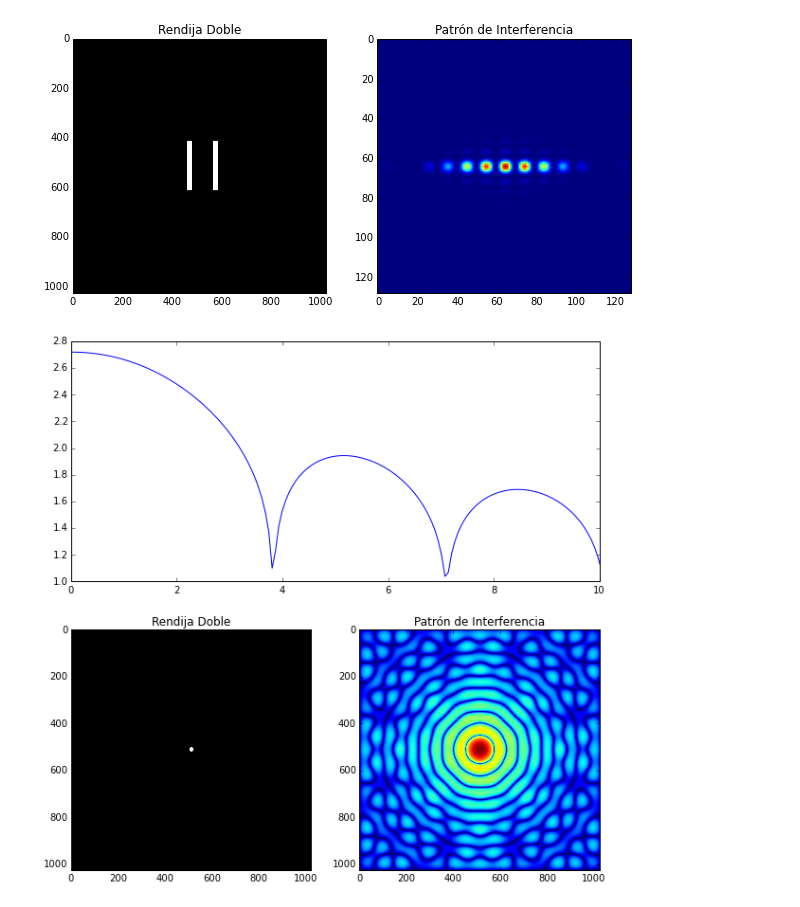
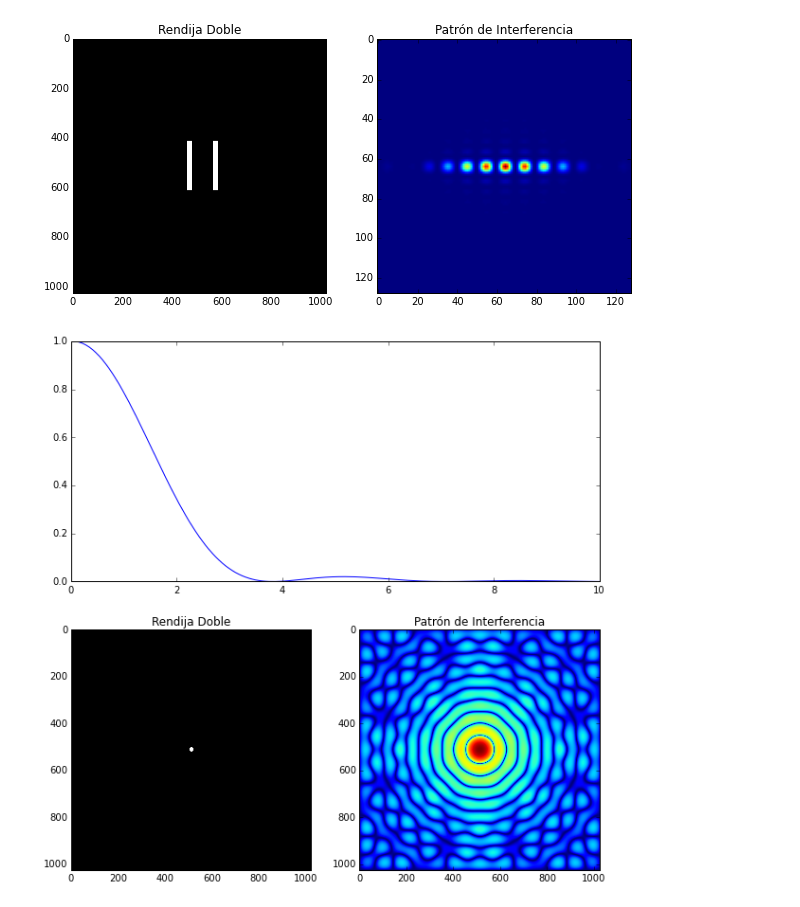
Before and after one commit to Cohnan/CompMathPhysics, a Jupyter notebook: Tareas/HW4/HW4.ipynb, the cells around one changed output. Cells and saved outputs as stored; diff of their text form; code cells hidden in the pictures.

```diff
--- a/Tareas/HW4/HW4.ipynb
+++ b/Tareas/HW4/HW4.ipynb
@@ -87,32 +87,32 @@ for i in range(largoG):
         if (i + 0.5 - largoG/2)**2 + (j + 0.5 - largoG/2)**2 <= radioP**2:
             rendija3[i, j] = 1
 
 rendija3_dft = fft2(rendija3)
 rendija3_shift = fftshift(rendija3_dft)
 
 mostrar3 = np.log(
     np.absolute(
         rendija3_shift[(largoG - lado_most3)/2 : (largoG + lado_most3)/2, (largoG - lado_most3)/2 : (largoG + lado_most3)/2]
     )**2 + 1)
 
 fig = plt.figure('Rendija Circular', figsize = (10, 10))
 
 ax1 = fig.add_subplot(223)
 ax1.imshow(rendija3, cmap = 'gray', interpolation = 'Nearest')
 ax1.set_title(u"Rendija Doble")
 
 ax2 = fig.add_subplot(224)
 ax2.imshow(mostrar3)
 ax2.set_title(u"Patrón de Interferencia")
 
 ax3 = fig.add_subplot(211)
 
 x = 2*np.pi*radioP/1024.*np.linspace(-512,512,1024)
-y = np.exp(mostrar3[largoG / 2,:]/(mostrar3[largoG / 2, largoG / 2]))
+y = np.exp(mostrar3[largoG / 2,:])/np.exp(mostrar3[largoG / 2, largoG / 2])
 ax3.set_xlim([0, 10])
 ax3.plot(x, y, 'b-')
 
 
 plt.show( )
 # %% [output]
-[figure, old version]
+[figure, new version]
```
